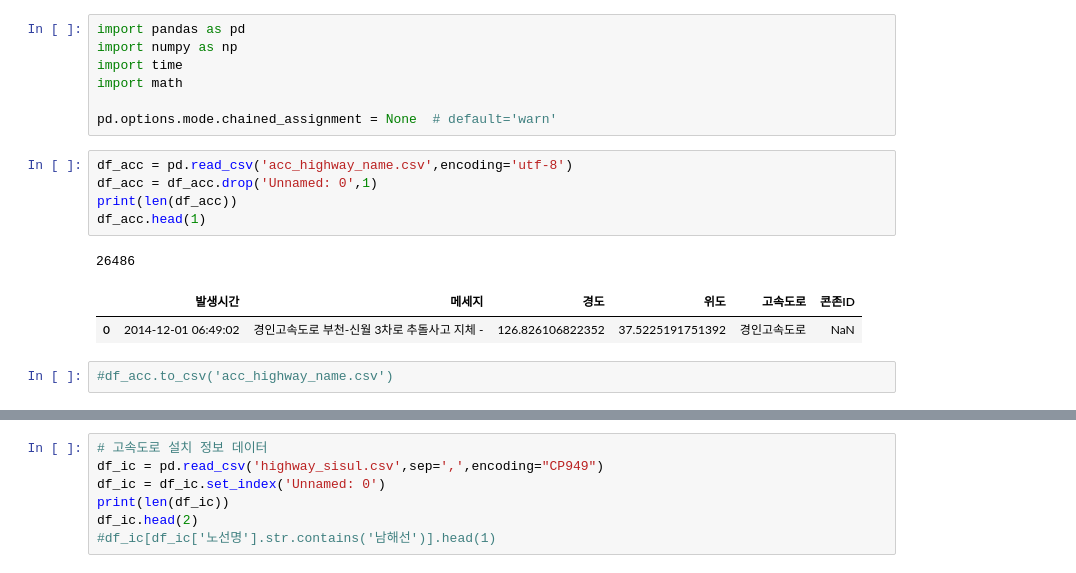
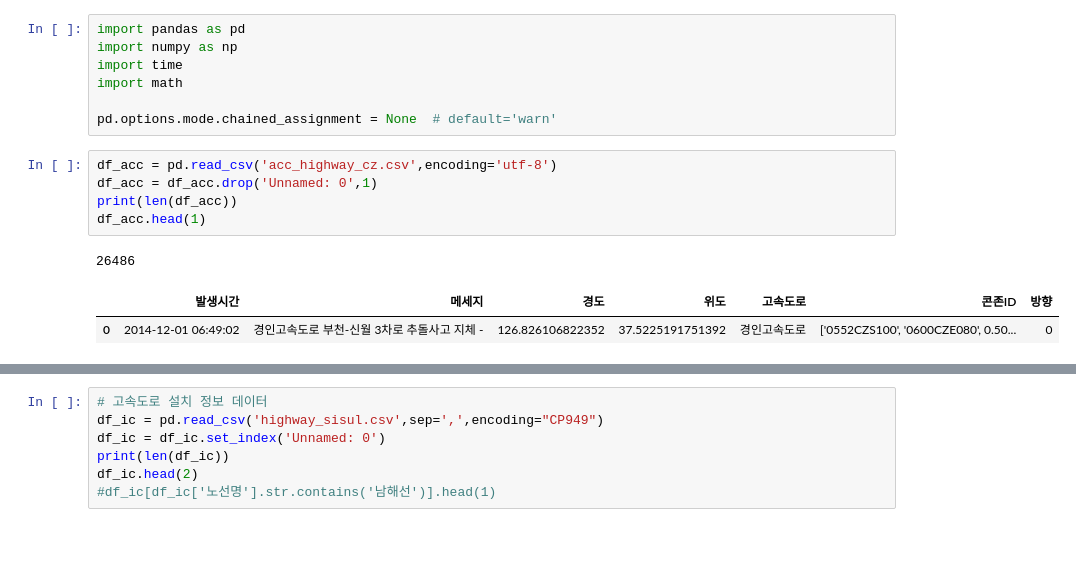
Before and after one commit to ghghtygh/akc_rproject, a Jupyter notebook: 구간관련.ipynb, the cells around one changed output, grey strips where cells are left out. Saved outputs shown, nothing was run; the diff lists cells and outputs as text; blank space fills up the shorter version.

```diff
--- a/구간관련.ipynb
+++ b/구간관련.ipynb
@@ -6,16 +6,14 @@ import math
 
 pd.options.mode.chained_assignment = None  # default='warn'
 # %%
-df_acc = pd.read_csv('acc_highway_name.csv',encoding='utf-8')
+df_acc = pd.read_csv('acc_highway_cz.csv',encoding='utf-8')
 df_acc = df_acc.drop('Unnamed: 0',1)
 print(len(df_acc))
 df_acc.head(1)
 # %% [output]
 26486
-|  | 발생시간 | 메세지 | 경도 | 위도 | 고속도로 | 콘존ID |
-| 0 | 2014-12-01 06:49:02 | 경인고속도로 부천-신월 3차로 추돌사고 지체 - | 126.826106822352 | 37.5225191751392 | 경인고속도로 | NaN |
+|  | 발생시간 | 메세지 | 경도 | 위도 | 고속도로 | 콘존ID | 방향 |
+| 0 | 2014-12-01 06:49:02 | 경인고속도로 부천-신월 3차로 추돌사고 지체 - | 126.826106822352 | 37.5225191751392 | 경인고속도로 | ['0552CZS100', '0600CZE080', 0.50... | 0 |
-# %%
-#df_acc.to_csv('acc_highway_name.csv')
 # %%
 # 콘존ID - 콘존명 데이터
 df_cz_name = pd.read_csv('czid_to_gugan.txt',sep="\t",encoding='CP949')
```
Also changed, not shown: parts of 45 cells of this notebook, 9 other files.
